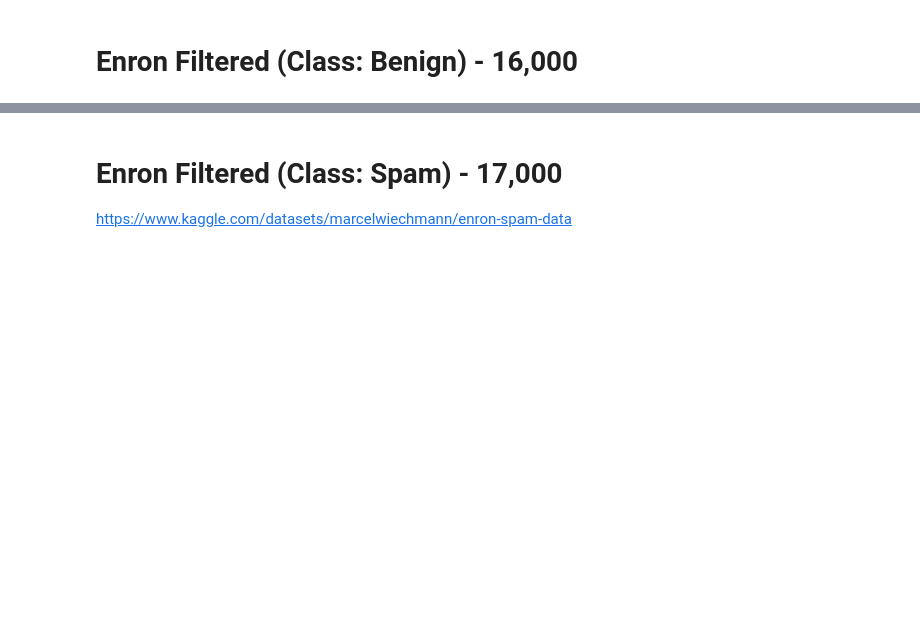
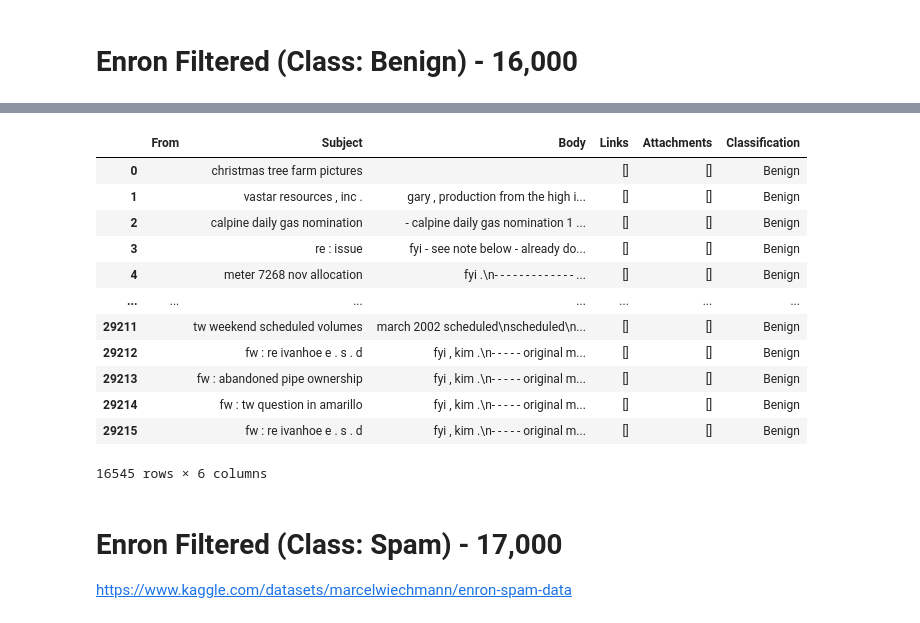
Before and after one commit to Reno0213/capstone, a Jupyter notebook: dataset.ipynb, the cells around one changed output, grey strips where cells are left out. Saved outputs shown, nothing was run; the diff lists cells and outputs as text; code cells hidden in the pictures; blank space fills up the shorter version.

```diff
--- a/dataset.ipynb
+++ b/dataset.ipynb
@@ -31,6 +43,41 @@ dfEnronHam
 | 29214 | 29214 | fw : tw question in amarillo | fyi , kim .\n- - - - - original m... | ham | 2002-03-25 |
 | 29215 | 29215 | fw : re ivanhoe e . s . d | fyi , kim .\n- - - - - original m... | ham | 2002-03-25 |
 16545 rows × 5 columns
+# %%
+import re
+def parse_email(subject, body):
+
+    #no sender info in Ling or Enron Filtered
+    sender = ""
+
+    # Extract Links from body
+    links = re.findall(r"https?://\S+", body, re.IGNORECASE)
+
+    # Extract Attachments
+    attachments = []
+
+    return pd.Series([sender, subject, body, links, attachments])
+
+#ling and enron ham seems to have no links
+dfEnronHam[['Subject', 'Message']] = dfEnronHam[['Subject', 'Message']].fillna('')
+formattedDF1 = dfEnronHam.apply(lambda row: parse_email(row['Subject'], row['Message']), axis=1)
+formattedDF1.columns = ['From', 'Subject', 'Body', 'Links', 'Attachments']
+formattedDF1["Classification"] = "Benign"
+formattedDF1
+# %% [output]
+|  | From | Subject | Body | Links | Attachments | Classification |
+| 0 |  | christmas tree farm pictures |  | [] | [] | Benign |
+| 1 |  | vastar resources , inc . | gary , production from the high i... | [] | [] | Benign |
+| 2 |  | calpine daily gas nomination | - calpine daily gas nomination 1 ... | [] | [] | Benign |
+| 3 |  | re : issue | fyi - see note below - already do... | [] | [] | Benign |
+| 4 |  | meter 7268 nov allocation | fyi .\n- - - - - - - - - - - - - ... | [] | [] | Benign |
+| ... | ... | ... | ... | ... | ... | ... |
+| 29211 |  | tw weekend scheduled volumes | march 2002 scheduled\nscheduled\n... | [] | [] | Benign |
+| 29212 |  | fw : re ivanhoe e . s . d | fyi , kim .\n- - - - - original m... | [] | [] | Benign |
+| 29213 |  | fw : abandoned pipe ownership | fyi , kim .\n- - - - - original m... | [] | [] | Benign |
+| 29214 |  | fw : tw question in amarillo | fyi , kim .\n- - - - - original m... | [] | [] | Benign |
+| 29215 |  | fw : re ivanhoe e . s . d | fyi , kim .\n- - - - - original m... | [] | [] | Benign |
+16545 rows × 6 columns
 # %% [markdown]
 # Enron Filtered (Class: Spam) - 17,000
 https://www.kaggle.com/datasets/marcelwiechmann/enron-spam-data
```
Also changed, not shown: parts of 16 cells of this notebook, 1 other file.
